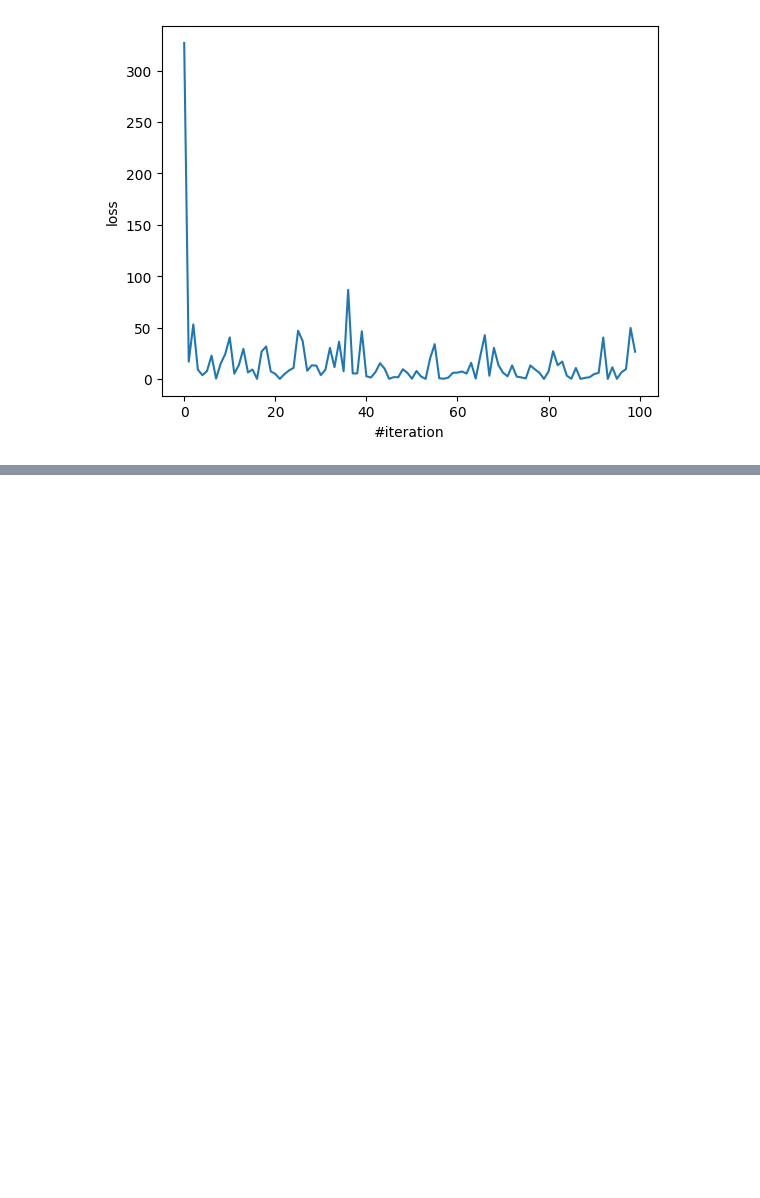
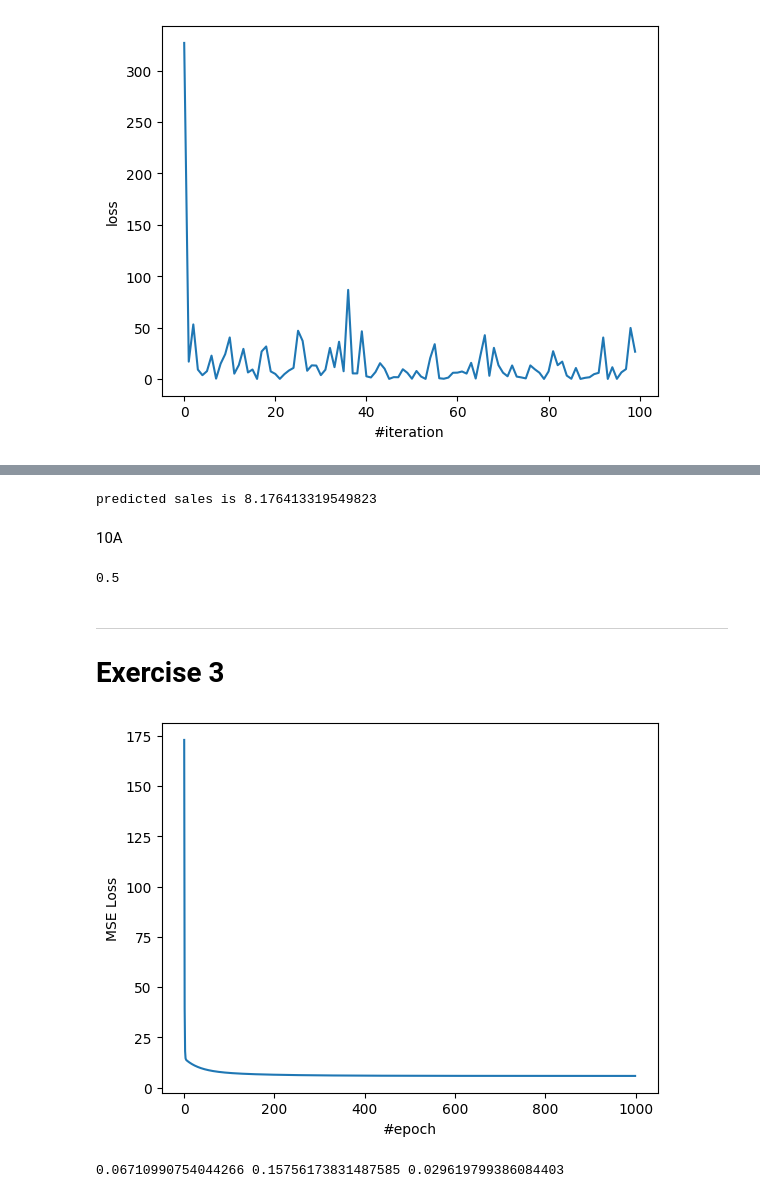
Before and after one commit to FUDUWEIII111/AIO-Exercise, a Jupyter notebook: Module4/Week1/main.ipynb, the cells around one changed output, grey strips where cells are left out. Saved outputs shown, nothing was run; the diff lists cells and outputs as text; code cells hidden in the pictures; blank space fills up the shorter version.

Commit message:
AIO Exercise-M4W2: Vectorization

```diff
--- a/Module4/Week1/main.ipynb
+++ b/Module4/Week1/main.ipynb
@@ -112,0 +167,24 @@ plt.show
+# %%
+tv = 19.2
+radio = 35.9
+newspaper = 51.3
+X, y = prepare_data('advertising.csv')
+(w1, w2, w3, b,losses) = implement_linear_regression(X, y, epoch_max =50, lr =1e-5)
+sales = predict (tv, radio, newspaper, w1, w2, w3, b)
+print (f'predicted sales is { sales }')
+# %% [output]
+predicted sales is 8.176413319549823
+# %% [markdown]
+10A
+# %%
+def compute_loss_mae(y, y_hat):
+    loss_mae = abs(y - y_hat)
+    return loss_mae
+
+l = compute_loss_mae(y = 0.5, y_hat = 1)
+print(l)
+# %% [output]
+0.5
+# %% [markdown]
+---
+# Exercise 3
@@ -112,0 +241,15 @@ plt.show
+# %%
+X,y = prepare_data('advertising.csv')
+(w1,w2,w3,b, losses) = implement_linear_regression_nsamples(X,y,1000, lr =1e-5)
+plt.plot(losses)
+plt.xlabel("#epoch")
+plt.ylabel("MSE Loss")
+plt.show()
+# %% [output]
+[figure, added]
+# %%
+X,y = prepare_data('advertising.csv')
+(w1,w2,w3,b, losses) = implement_linear_regression_nsamples(X,y,1000)
+print(w1,w2,w3)
+# %% [output]
+0.06710990754044266 0.15756173831487585 0.029619799386084403
```
Also changed, not shown: parts of 29 cells of this notebook, 4 other files.
